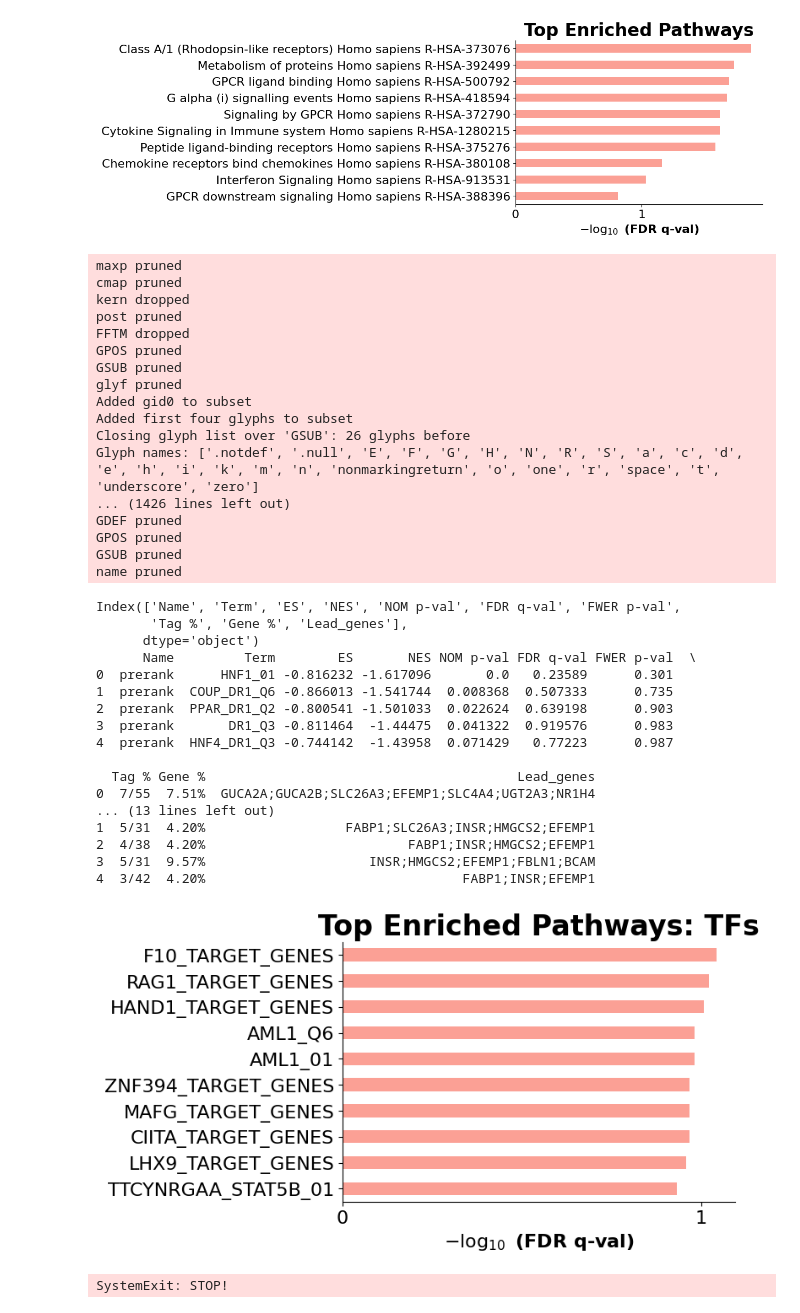
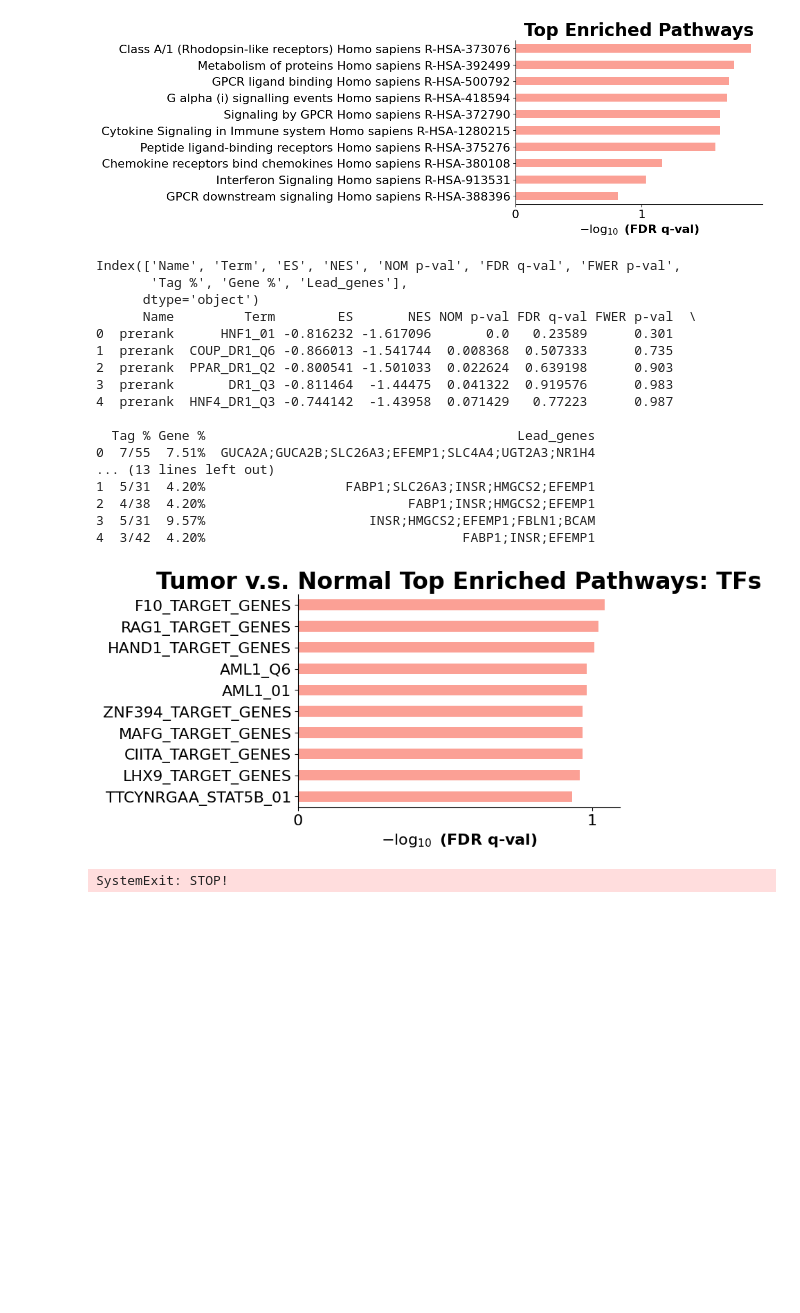
Before and after one commit to dylanmsnyderr/BENG-204, a Jupyter notebook: BENG204_DE_GSEA_TF.ipynb, the cells around one changed output. Drawn from its saved outputs; the diff is of its cells as text; code cells hidden in the pictures; blank space fills up the shorter version.

```diff
--- a/BENG204_DE_GSEA_TF.ipynb
+++ b/BENG204_DE_GSEA_TF.ipynb
@@ -597,66 +602,52 @@ Index(['Name', 'Term', 'ES', 'NES', 'NOM p-val', 'FDR q-val', 'FWER p-val',
 [figure]
 # %%
 # TF Associated with Tumor v.s. Normal Tissue
+
+import matplotlib.pyplot as plt
+import gseapy as gp
 
 gsea_results = gp.prerank(
     rnk="gsea_ranked_genes_normalt.rnk",
     gene_sets="c3.tft.v2024.1.Hs.symbols.gmt",
     outdir="gsea_tfresults",
     permutation_num=1000,
     seed=42,
 )
 
 print(gsea_results.res2d.columns)
 print(gsea_results.res2d.head())
 
 # View the results
 print(gsea_results.res2d.head())
 
 # Plot the enrichment results
 gp.barplot(
     gsea_results.res2d,
-    title="Top Enriched Pathways: TFs",
+    title="Tumor v.s. Normal Top Enriched Pathways: TFs",
     figsize=(6, 4),
     column="FDR q-val",
     cutoff=0.5
 )
 plt.show()
 # %% [output]
-maxp pruned
-cmap pruned
-kern dropped
-post pruned
-FFTM dropped
-GPOS pruned
-GSUB pruned
-glyf pruned
-Added gid0 to subset
-Added first four glyphs to subset
-Closing glyph list over 'GSUB': 26 glyphs before
-Glyph names: ['.notdef', '.null', 'E', 'F', 'G', 'H', 'N', 'R', 'S', 'a', 'c', 'd', 'e', 'h', 'i', 'k', 'm', 'n', 'nonmarkingreturn', 'o', 'one', 'r', 'space', 't', 'underscore', 'zero']
-... (1426 lines left out)
-GDEF pruned
-GPOS pruned
-GSUB pruned
-name pruned
+Index(['Name', 'Term', 'ES', 'NES', 'NOM p-val', 'FDR q-val', 'FWER p-val',
+       'Tag %', 'Gene %', 'Lead_genes'],
+      dtype='object')
+      Name         Term        ES       NES NOM p-val FDR q-val FWER p-val  \
+0  prerank      HNF1_01 -0.816232 -1.617096       0.0   0.23589      0.301
+1  prerank  COUP_DR1_Q6 -0.866013 -1.541744  0.008368  0.507333      0.735
+2  prerank  PPAR_DR1_Q2 -0.800541 -1.501033  0.022624  0.639198      0.903
+3  prerank       DR1_Q3 -0.811464  -1.44475  0.041322  0.919576      0.983
+4  prerank  HNF4_DR1_Q3 -0.744142  -1.43958  0.071429   0.77223      0.987
+
+  Tag % Gene %                                        Lead_genes
+0  7/55  7.51%  GUCA2A;GUCA2B;SLC26A3;EFEMP1;SLC4A4;UGT2A3;NR1H4
+... (13 lines left out)
+1  5/31  4.20%                  FABP1;SLC26A3;INSR;HMGCS2;EFEMP1
+2  4/38  4.20%                          FABP1;INSR;HMGCS2;EFEMP1
+3  5/31  9.57%                     INSR;HMGCS2;EFEMP1;FBLN1;BCAM
+4  3/42  4.20%                                 FABP1;INSR;EFEMP1
-Index(['Name', 'Term', 'ES', 'NES', 'NOM p-val', 'FDR q-val', 'FWER p-val',
-       'Tag %', 'Gene %', 'Lead_genes'],
-      dtype='object')
-      Name         Term        ES       NES NOM p-val FDR q-val FWER p-val  \
-0  prerank      HNF1_01 -0.816232 -1.617096       0.0   0.23589      0.301
-1  prerank  COUP_DR1_Q6 -0.866013 -1.541744  0.008368  0.507333      0.735
-2  prerank  PPAR_DR1_Q2 -0.800541 -1.501033  0.022624  0.639198      0.903
-3  prerank       DR1_Q3 -0.811464  -1.44475  0.041322  0.919576      0.983
-4  prerank  HNF4_DR1_Q3 -0.744142  -1.43958  0.071429   0.77223      0.987
-
-  Tag % Gene %                                        Lead_genes
-0  7/55  7.51%  GUCA2A;GUCA2B;SLC26A3;EFEMP1;SLC4A4;UGT2A3;NR1H4
-... (13 lines left out)
-1  5/31  4.20%                  FABP1;SLC26A3;INSR;HMGCS2;EFEMP1
-2  4/38  4.20%                          FABP1;INSR;HMGCS2;EFEMP1
-3  5/31  9.57%                     INSR;HMGCS2;EFEMP1;FBLN1;BCAM
-4  3/42  4.20%                                 FABP1;INSR;EFEMP1
-[figure, old version]
+[figure, new version]
 # %%
 # STOP CODE AFTER DE ANALYSIS
 import sys
```
Also changed, not shown: parts of 2 cells of this notebook.
